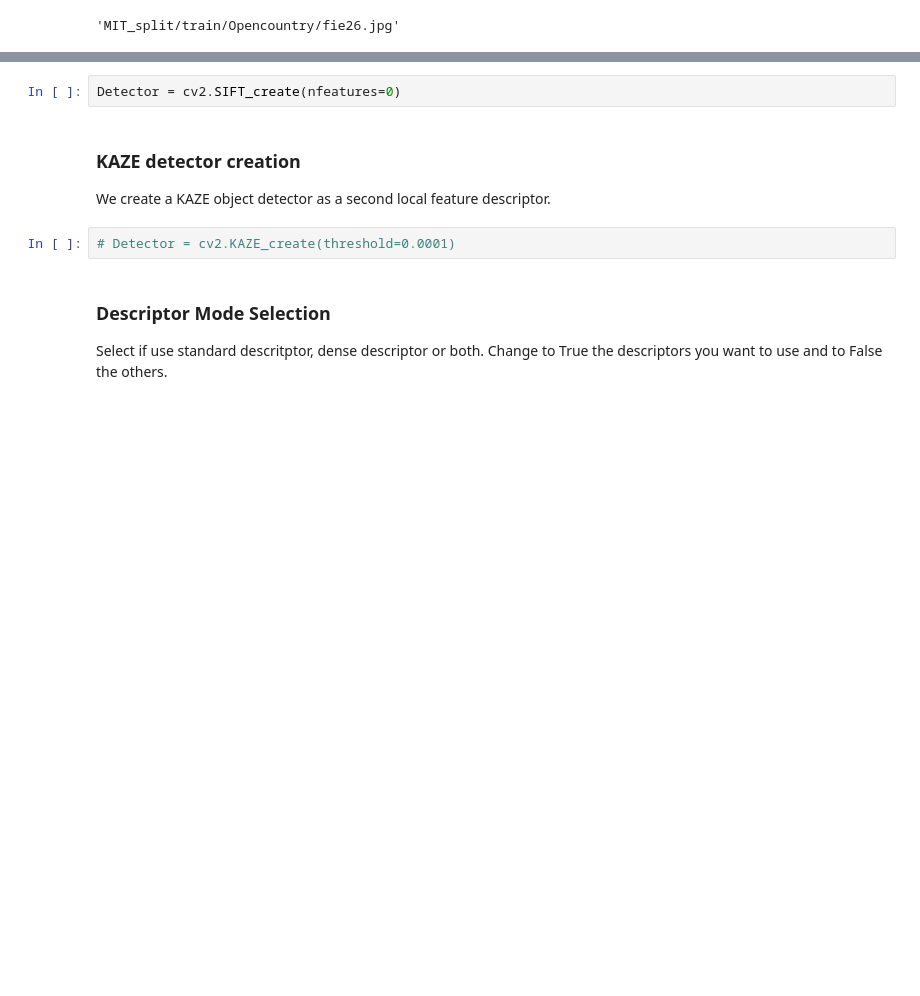
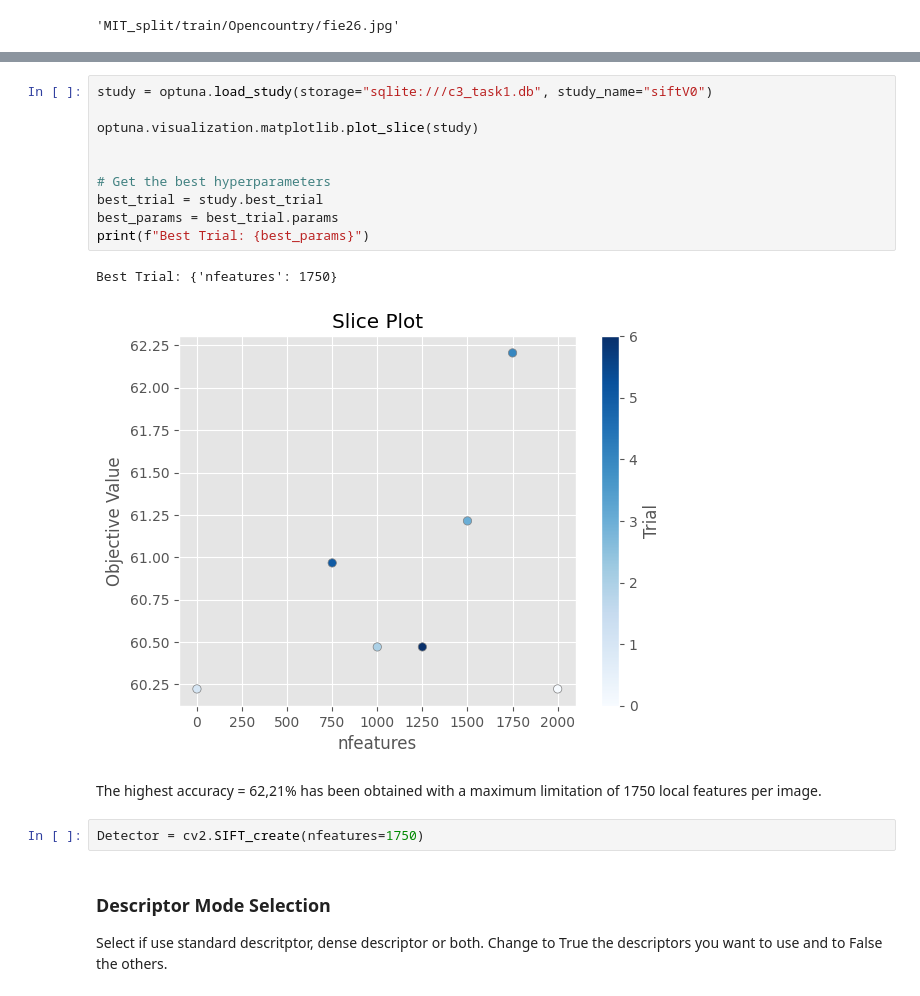
Before and after one commit to MCV-C3/project23-24-01, a Jupyter notebook: Task1/BagofVisualWords.ipynb, the cells around one changed output, grey strips where cells are left out. Drawn from its saved outputs; the diff is of its cells as text; blank space fills up the shorter version.

```diff
--- a/Task1/BagofVisualWords.ipynb
+++ b/Task1/BagofVisualWords.ipynb
@@ -37,10 +39,20 @@ We create a SIFT object detector and descriptor with nfeatures=0, that means tha
+# %%
+study = optuna.load_study(storage="sqlite:///c3_task1.db", study_name="siftV0")
+
+optuna.visualization.matplotlib.plot_slice(study)
+
+
+# Get the best hyperparameters
+best_trial = study.best_trial
+best_params = best_trial.params
+print(f"Best Trial: {best_params}")
+# %% [output]
+Best Trial: {'nfeatures': 1750}
+[figure, added]
+# %% [markdown]
+The highest accuracy = 62,21% has been obtained with a maximum limitation of 1750 local features per image.
 # %%
-Detector = cv2.SIFT_create(nfeatures=0)
+Detector = cv2.SIFT_create(nfeatures=1750)
-# %% [markdown]
-### KAZE detector creation
-We create a KAZE object detector as a second local feature descriptor.
-# %%
-# Detector = cv2.KAZE_create(threshold=0.0001)
 # %% [markdown]
 ### Descriptor Mode Selection
 Select if use standard descritptor, dense descriptor or both. Change to True the descriptors you want to use and to False the others.
```
Also changed, not shown: parts of 18 cells of this notebook, 1 other file.
